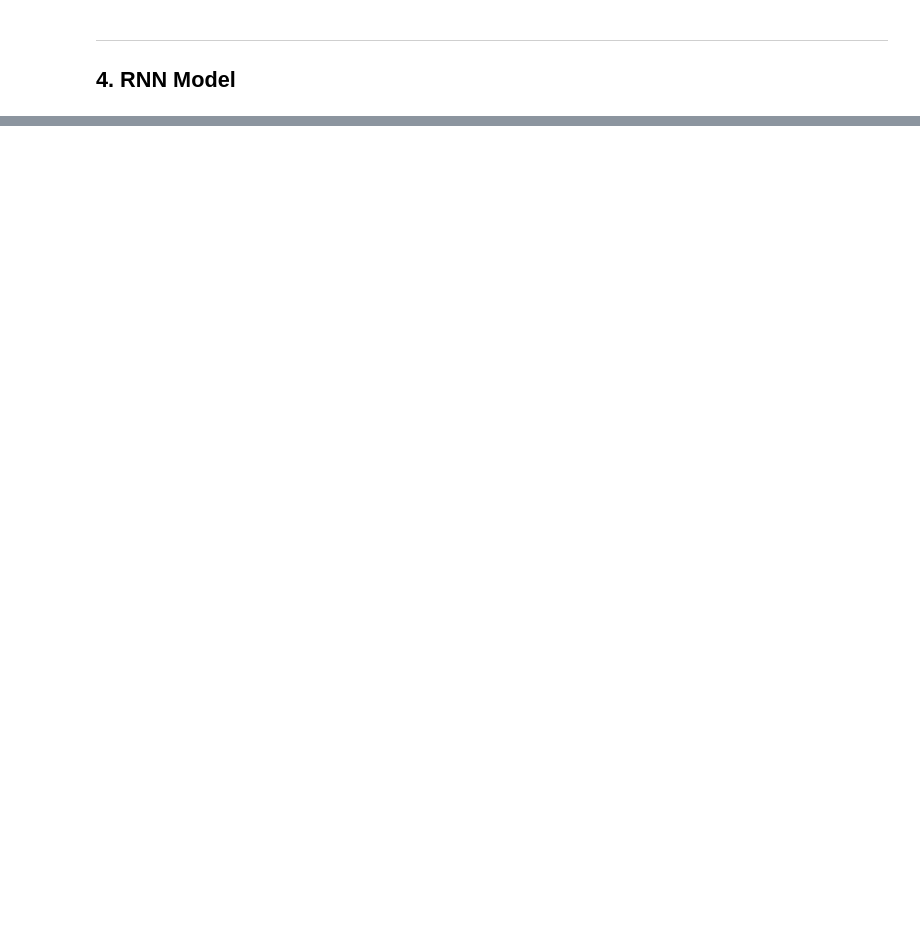
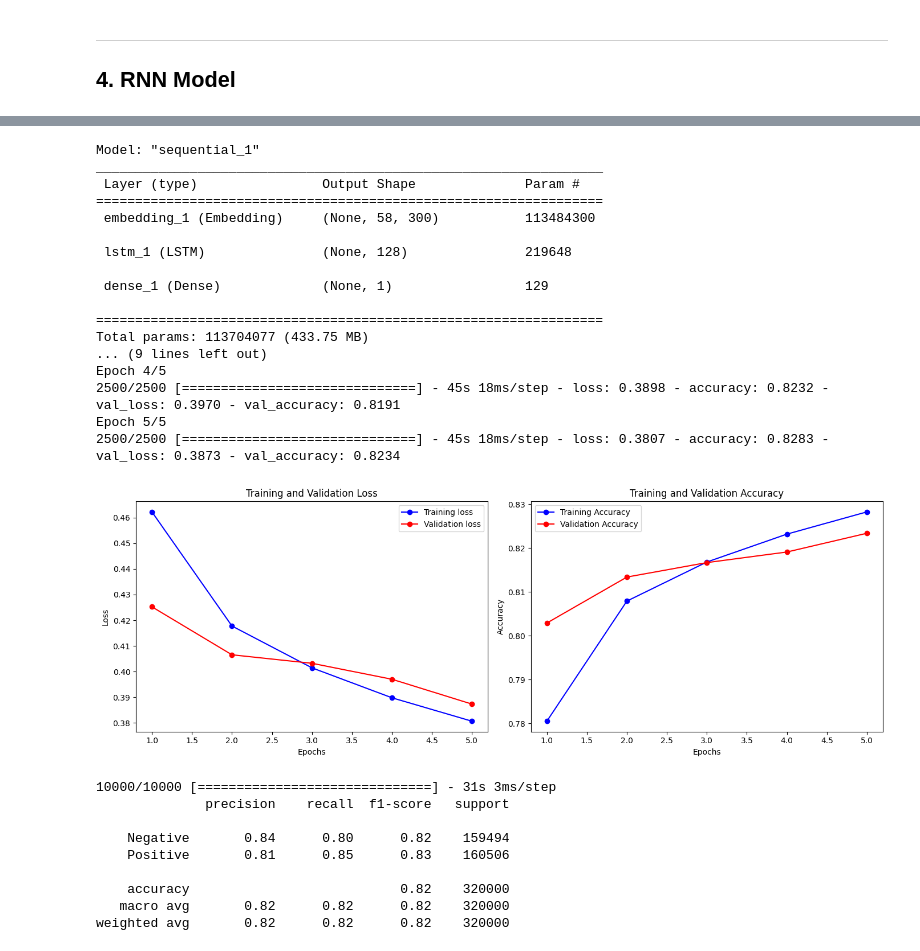
Before and after one commit to AlirezaSaei1/NLP-Assignments, a Jupyter notebook: Assignment 3/Codes/SentimentAnalysis.ipynb, the cells around one changed output, grey strips where cells are left out. Saved outputs shown, nothing was run; the diff lists cells and outputs as text; code cells hidden in the pictures; blank space fills up the shorter version.

```diff
--- a/Assignment 3/Codes/SentimentAnalysis.ipynb
+++ b/Assignment 3/Codes/SentimentAnalysis.ipynb
@@ -231,0 +266,37 @@ weighted avg       0.83      0.83      0.83    320000
+# %%
+model2 = create_model('sigmoid', 'binary_crossentropy')
+history = model2.fit(X_train_padded, y_train, epochs=5, batch_size=512, validation_data=(X_test_padded, y_test))
+
+plot(history)
+
+y_pred = (model2.predict(X_test_padded) > 0.5).astype("int64")
+report = classification_report(y_test, y_pred, target_names=['Negative', 'Positive'], zero_division=1)
+print(report)
+# %% [output]
+Model: "sequential_1"
+_________________________________________________________________
+ Layer (type)                Output Shape              Param #
+=================================================================
+ embedding_1 (Embedding)     (None, 58, 300)           113484300
+
+ lstm_1 (LSTM)               (None, 128)               219648
+
+ dense_1 (Dense)             (None, 1)                 129
+
+=================================================================
+Total params: 113704077 (433.75 MB)
+... (9 lines left out)
+Epoch 4/5
+2500/2500 [==============================] - 45s 18ms/step - loss: 0.3898 - accuracy: 0.8232 - val_loss: 0.3970 - val_accuracy: 0.8191
+Epoch 5/5
+2500/2500 [==============================] - 45s 18ms/step - loss: 0.3807 - accuracy: 0.8283 - val_loss: 0.3873 - val_accuracy: 0.8234
+[figure, added]
+10000/10000 [==============================] - 31s 3ms/step
+              precision    recall  f1-score   support
+
+    Negative       0.84      0.80      0.82    159494
+    Positive       0.81      0.85      0.83    160506
+
+    accuracy                           0.82    320000
+   macro avg       0.82      0.82      0.82    320000
+weighted avg       0.82      0.82      0.82    320000
```
Also changed, not shown: parts of 23 cells of this notebook.
